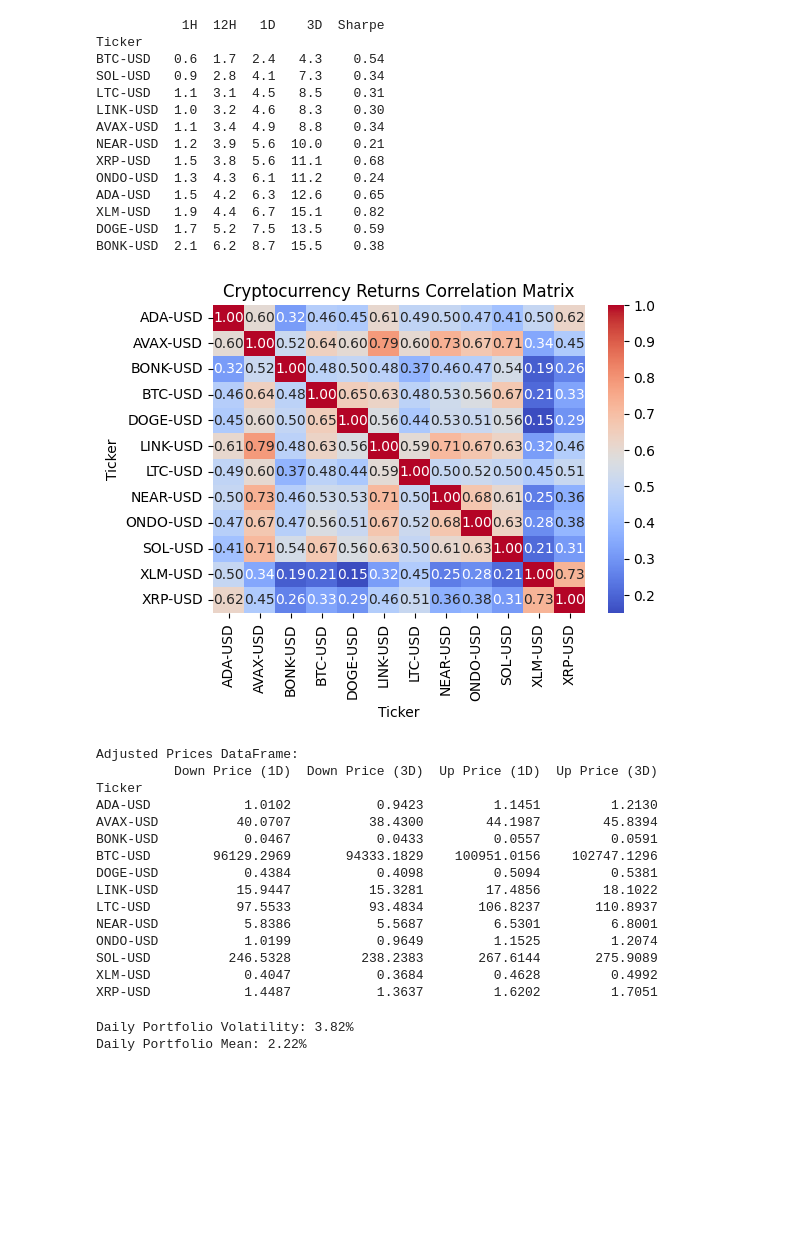
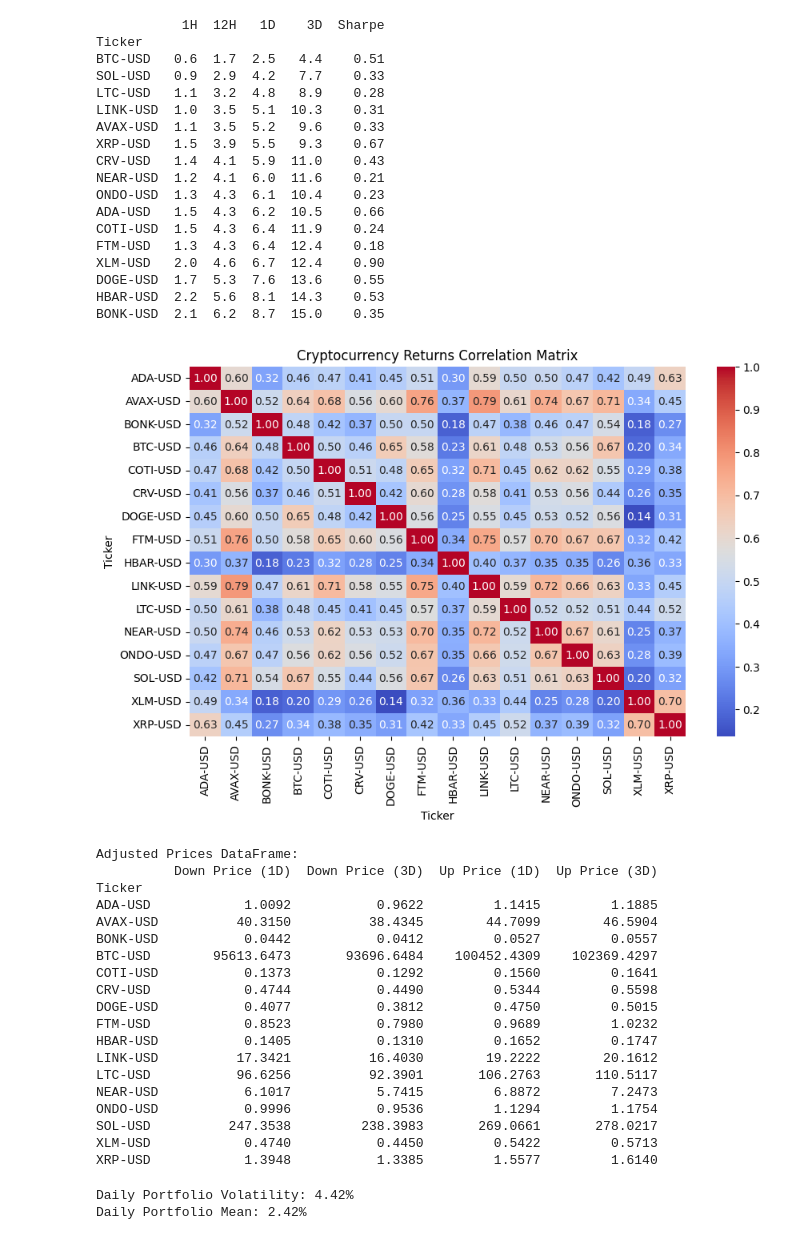
Before and after one commit to Gilyoung-Y/Coin, a Jupyter notebook: 코인매매(New).ipynb, the cells around one changed output. Saved outputs shown, nothing was run; the diff lists cells and outputs as text; code cells hidden in the pictures; blank space fills up the shorter version.

```diff
--- a/코인매매(New).ipynb
+++ b/코인매매(New).ipynb
@@ -12,7 +12,8 @@ warnings.filterwarnings("ignore", category=UserWarning)  # UserWarning 억제
 warnings.filterwarnings("ignore", category=FutureWarning) # FutureWarning 억제
 
 # 심볼 목록 정의
-crypto_symbols = ["BTC-USD", "SOL-USD", "XLM-USD", "DOGE-USD", "XRP-USD", "ADA-USD", "ONDO-USD", "BONK-USD", "LTC-USD", "LINK-USD", "NEAR-USD","AVAX-USD"]
+crypto_symbols = ["BTC-USD", "SOL-USD", "XLM-USD", "DOGE-USD", "XRP-USD", "ADA-USD", "ONDO-USD", "BONK-USD", "LTC-USD", "LINK-USD",
+                  "NEAR-USD","AVAX-USD", "HBAR-USD", "CRV-USD","COTI-USD","FTM-USD"]
 
 # 현재 날짜와 시간 가져오기
 now = datetime.now()
@@ -84,29 +85,33 @@ print(volatility_df_sorted)
 # %% [output]
            1H  12H   1D    3D  Sharpe
 Ticker
-BTC-USD   0.6  1.7  2.4   4.3    0.54
-SOL-USD   0.9  2.8  4.1   7.3    0.34
-LTC-USD   1.1  3.1  4.5   8.5    0.31
-LINK-USD  1.0  3.2  4.6   8.3    0.30
-AVAX-USD  1.1  3.4  4.9   8.8    0.34
-NEAR-USD  1.2  3.9  5.6  10.0    0.21
-XRP-USD   1.5  3.8  5.6  11.1    0.68
-ONDO-USD  1.3  4.3  6.1  11.2    0.24
-ADA-USD   1.5  4.2  6.3  12.6    0.65
-XLM-USD   1.9  4.4  6.7  15.1    0.82
-DOGE-USD  1.7  5.2  7.5  13.5    0.59
-BONK-USD  2.1  6.2  8.7  15.5    0.38
+BTC-USD   0.6  1.7  2.5   4.4    0.51
+SOL-USD   0.9  2.9  4.2   7.7    0.33
+LTC-USD   1.1  3.2  4.8   8.9    0.28
+LINK-USD  1.0  3.5  5.1  10.3    0.31
+AVAX-USD  1.1  3.5  5.2   9.6    0.33
+XRP-USD   1.5  3.9  5.5   9.3    0.67
+CRV-USD   1.4  4.1  5.9  11.0    0.43
+NEAR-USD  1.2  4.1  6.0  11.6    0.21
+ONDO-USD  1.3  4.3  6.1  10.4    0.23
+ADA-USD   1.5  4.3  6.2  10.5    0.66
+COTI-USD  1.5  4.3  6.4  11.9    0.24
+FTM-USD   1.3  4.3  6.4  12.4    0.18
+XLM-USD   2.0  4.6  6.7  12.4    0.90
+DOGE-USD  1.7  5.3  7.6  13.6    0.55
+HBAR-USD  2.2  5.6  8.1  14.3    0.53
+BONK-USD  2.1  6.2  8.7  15.0    0.35
 # %%
 # 상관관계 계산
 correlation_matrix = returns.corr()
 
 # 상관관계 시각화
-plt.figure(figsize=(6, 4))
+plt.figure(figsize=(10, 6))
 sns.heatmap(correlation_matrix, annot=True, fmt=".2f", cmap='coolwarm', cbar=True)
 plt.title('Cryptocurrency Returns Correlation Matrix')
 plt.show()
 # %% [output]
-[figure, old version]
+[figure, new version]
 # %%
 ### 최근 종가 가져오기
 recent_close_prices = crypto_data['Close'].iloc[-1]  # 최신 종가
@@ -134,18 +139,22 @@ print(adjusted_prices_df)
 Adjusted Prices DataFrame:
           Down Price (1D)  Down Price (3D)  Up Price (1D)  Up Price (3D)
 Ticker
-ADA-USD            1.0102           0.9423         1.1451         1.2130
-AVAX-USD          40.0707          38.4300        44.1987        45.8394
-BONK-USD           0.0467           0.0433         0.0557         0.0591
-BTC-USD        96129.2969       94333.1829    100951.0156    102747.1296
-DOGE-USD           0.4384           0.4098         0.5094         0.5381
-LINK-USD          15.9447          15.3281        17.4856        18.1022
-LTC-USD           97.5533          93.4834       106.8237       110.8937
-NEAR-USD           5.8386           5.5687         6.5301         6.8001
-ONDO-USD           1.0199           0.9649         1.1525         1.2074
-SOL-USD          246.5328         238.2383       267.6144       275.9089
-XLM-USD            0.4047           0.3684         0.4628         0.4992
-XRP-USD            1.4487           1.3637         1.6202         1.7051
+ADA-USD            1.0092           0.9622         1.1415         1.1885
+AVAX-USD          40.3150          38.4345        44.7099        46.5904
+BONK-USD           0.0442           0.0412         0.0527         0.0557
+BTC-USD        95613.6473       93696.6484    100452.4309    102369.4297
+COTI-USD           0.1373           0.1292         0.1560         0.1641
+CRV-USD            0.4744           0.4490         0.5344         0.5598
+DOGE-USD           0.4077           0.3812         0.4750         0.5015
+FTM-USD            0.8523           0.7980         0.9689         1.0232
+HBAR-USD           0.1405           0.1310         0.1652         0.1747
+LINK-USD          17.3421          16.4030        19.2222        20.1612
+LTC-USD           96.6256          92.3901       106.2763       110.5117
+NEAR-USD           6.1017           5.7415         6.8872         7.2473
+ONDO-USD           0.9996           0.9536         1.1294         1.1754
+SOL-USD          247.3538         238.3983       269.0661       278.0217
+XLM-USD            0.4740           0.4450         0.5422         0.5713
+XRP-USD            1.3948           1.3385         1.5577         1.6140
 # %%
 returns = crypto_data['Close'].pct_change().dropna()
 
@@ -162,7 +171,11 @@ weights = pd.Series({
     "ONDO-USD":0.03,
     "NEAR-USD":0.03,
     "AVAX-USD":0.03,
-    "BONK-USD": 0.03
+    "BONK-USD": 0.03,
+    "HBAR-USD": 0.03,
+    "CRV-USD": 0.03,
+    "COTI-USD":0.03,
+    "FTM-USD":0.03
 })
 
 # 공분산 행렬 계산
@@ -185,8 +198,8 @@ var_95_daily = -z_score * portfolio_volatility_daily * 10000  # 포트폴리오
 print(f"Daily Portfolio Volatility: {portfolio_volatility_daily:.2%}")
 print(f"Daily Portfolio Mean: {portfolio_mean_daily:.2%}")
 # %% [output]
-Daily Portfolio Volatility: 3.82%
-Daily Portfolio Mean: 2.22%
+Daily Portfolio Volatility: 4.42%
+Daily Portfolio Mean: 2.42%
 # %%
 returns = crypto_data['Close'].pct_change().dropna()
 
```
Also changed, not shown: parts of 4 cells of this notebook.
